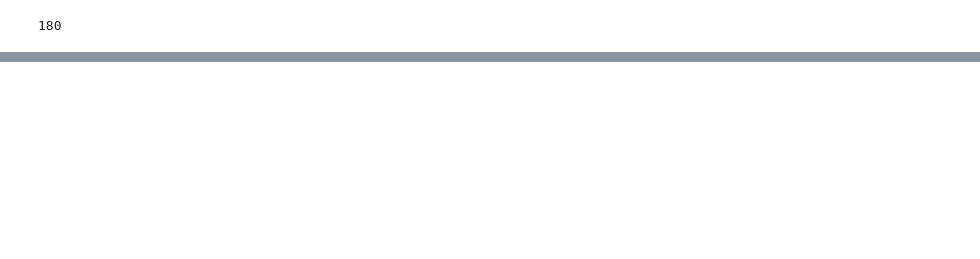
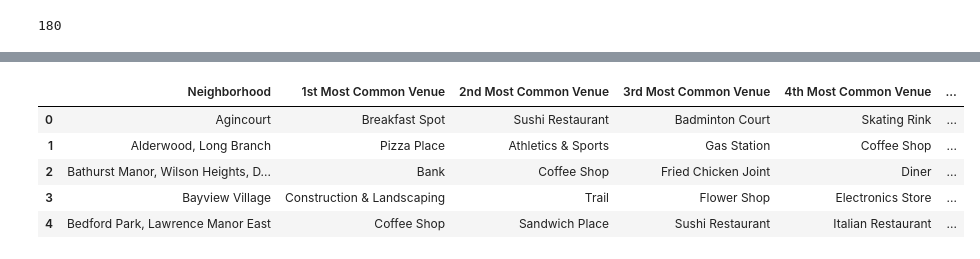
Before and after one commit to rfim/IBM-Capstone-Project, a Jupyter notebook: 3. Web Scrapping Wikipedia data + Geocoder.ipynb, the cells around one changed output, grey strips where cells are left out. Drawn from its saved outputs; the diff is of its cells as text; code cells hidden in the pictures; blank space fills up the shorter version.

```diff
--- a/3. Web Scrapping Wikipedia data + Geocoder.ipynb
+++ b/3. Web Scrapping Wikipedia data + Geocoder.ipynb
@@ -131,0 +196,44 @@ NameError: name 'df' is not defined
+# %%
+# top 10 common venues in each neighborhood
+num_top_venues = 5
+
+indicators = ['st', 'nd', 'rd']
+
+# create columns according to number of top venues
+columns = ['Neighborhood']
+for ind in np.arange(num_top_venues):
+    try:
+        columns.append('{}{} Most Common Venue'.format(ind+1, indicators[ind]))
+    except:
+        columns.append('{}th Most Common Venue'.format(ind+1))
+
+# one hot encoding
+toronto_onehot = pd.get_dummies(toronto_venues[['Venue Category']], prefix="", prefix_sep="")
+
+# add neighborhood column back to dataframe
+toronto_onehot['Neighborhood'] = toronto_venues['Neighborhood']
+
+
+# move neighborhood column to the first column
+col_list = list(toronto_onehot.columns)
+col_list.remove('Neighborhood')
+cols = ['Neighborhood'] + [col for col in col_list]
+
+toronto_onehot = toronto_onehot[cols]
+toronto_onehot.head()
+
+# create a new dataframe
+neighborhoods_venues_sorted = pd.DataFrame(columns=columns)
+neighborhoods_venues_sorted['Neighborhood'] = toronto_grouped['Neighborhood']
+
+for ind in np.arange(toronto_grouped.shape[0]):
+    neighborhoods_venues_sorted.iloc[ind, 1:] = return_most_common_venues(toronto_grouped.iloc[ind, :], num_top_venues)
+
+neighborhoods_venues_sorted.head()
+# %% [output]
+|  | Neighborhood | 1st Most Common Venue | 2nd Most Common Venue | 3rd Most Common Venue | 4th Most Common Venue | ... |
+| 0 | Agincourt | Breakfast Spot | Sushi Restaurant | Badminton Court | Skating Rink | ... |
+| 1 | Alderwood, Long Branch | Pizza Place | Athletics & Sports | Gas Station | Coffee Shop | ... |
+| 2 | Bathurst Manor, Wilson Heights, D... | Bank | Coffee Shop | Fried Chicken Joint | Diner | ... |
+| 3 | Bayview Village | Construction & Landscaping | Trail | Flower Shop | Electronics Store | ... |
+| 4 | Bedford Park, Lawrence Manor East | Coffee Shop | Sandwich Place | Sushi Restaurant | Italian Restaurant | ... |
```
Also changed, not shown: parts of 13 cells of this notebook, 9 other files.
